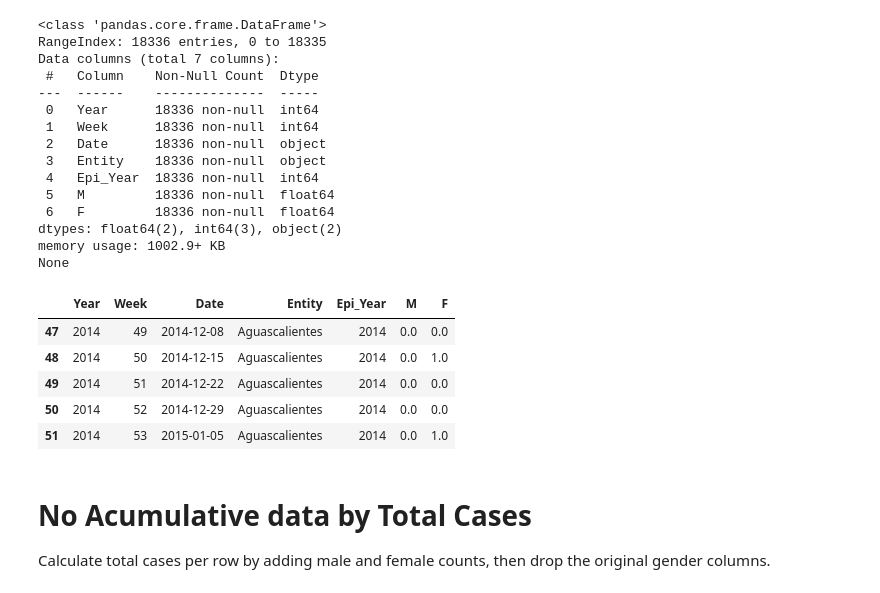
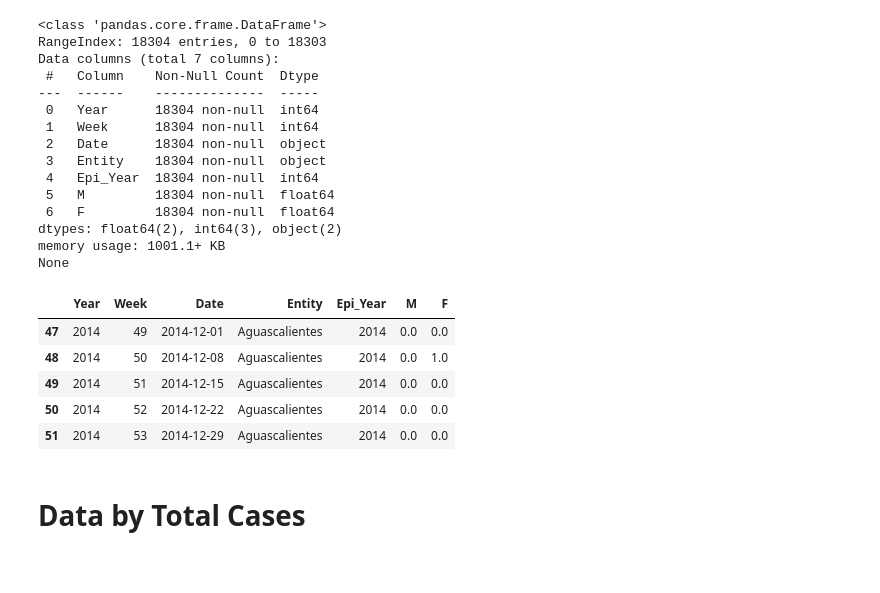
Before and after one commit to greyngs/alzheimer-forecasting-mexico, a Jupyter notebook: notebooks/5_data_hierarchy.ipynb, the cells around one changed output. Drawn from its saved outputs; the diff is of its cells as text; code cells hidden in the pictures.

```diff
--- a/notebooks/5_data_hierarchy.ipynb
+++ b/notebooks/5_data_hierarchy.ipynb
@@ -38,44 +36,41 @@ For each group, replaces each value with the increment from the previous week
 # %%
 df_NoAcum_MF = alzheimer_df.copy()
+df_NoAcum_MF = df_NoAcum_MF.drop('New_Cases', axis=1)
 
-for col in ['M', 'F']:
-    df_NoAcum_MF[col] = df_NoAcum_MF.groupby(['Entity', 'Epi_Year'])[col].diff().fillna(df_NoAcum_MF[col])
+# output_folder = '../data/processed/'
+# filename = 'data_processed_v3_NoAcum_MF.csv'
+# route = os.path.join(output_folder, filename)
+
+# df_NoAcum_MF.to_csv(
+#     route,
+#     index=False,
+#     encoding='utf-8'
+# )
+
+print(df_NoAcum_MF.info())
+df_NoAcum_MF[47:52]
+# %% [output]
+<class 'pandas.core.frame.DataFrame'>
+RangeIndex: 18304 entries, 0 to 18303
+Data columns (total 7 columns):
+ #   Column    Non-Null Count  Dtype
+---  ------    --------------  -----
+ 0   Year      18304 non-null  int64
+ 1   Week      18304 non-null  int64
+ 2   Date      18304 non-null  object
+ 3   Entity    18304 non-null  object
+ 4   Epi_Year  18304 non-null  int64
+ 5   M         18304 non-null  float64
+ 6   F         18304 non-null  float64
+dtypes: float64(2), int64(3), object(2)
+memory usage: 1001.1+ KB
+None
+|  | Year | Week | Date | Entity | Epi_Year | M | F |
+| 47 | 2014 | 49 | 2014-12-01 | Aguascalientes | 2014 | 0.0 | 0.0 |
+| 48 | 2014 | 50 | 2014-12-08 | Aguascalientes | 2014 | 0.0 | 1.0 |
+| 49 | 2014 | 51 | 2014-12-15 | Aguascalientes | 2014 | 0.0 | 0.0 |
+| 50 | 2014 | 52 | 2014-12-22 | Aguascalientes | 2014 | 0.0 | 0.0 |
+| 51 | 2014 | 53 | 2014-12-29 | Aguascalientes | 2014 | 0.0 | 0.0 |
-# %%
-# output_folder = '../data/processed/'
-# filename = 'data_processed_v3_NoAcum_MF.csv'
-# route = os.path.join(output_folder, filename)
-
-# df_NoAcum_MF.to_csv(
-#     route,
-#     index=False,
-#     encoding='utf-8'
-# )
-
-print(df_NoAcum_MF.info())
-df_NoAcum_MF[47:52]
-# %% [output]
-<class 'pandas.core.frame.DataFrame'>
-RangeIndex: 18336 entries, 0 to 18335
-Data columns (total 7 columns):
- #   Column    Non-Null Count  Dtype
----  ------    --------------  -----
- 0   Year      18336 non-null  int64
- 1   Week      18336 non-null  int64
- 2   Date      18336 non-null  object
- 3   Entity    18336 non-null  object
- 4   Epi_Year  18336 non-null  int64
- 5   M         18336 non-null  float64
- 6   F         18336 non-null  float64
-dtypes: float64(2), int64(3), object(2)
-memory usage: 1002.9+ KB
-None
-|  | Year | Week | Date | Entity | Epi_Year | M | F |
-| 47 | 2014 | 49 | 2014-12-08 | Aguascalientes | 2014 | 0.0 | 0.0 |
-| 48 | 2014 | 50 | 2014-12-15 | Aguascalientes | 2014 | 0.0 | 1.0 |
-| 49 | 2014 | 51 | 2014-12-22 | Aguascalientes | 2014 | 0.0 | 0.0 |
-| 50 | 2014 | 52 | 2014-12-29 | Aguascalientes | 2014 | 0.0 | 0.0 |
-| 51 | 2014 | 53 | 2015-01-05 | Aguascalientes | 2014 | 0.0 | 1.0 |
 # %% [markdown]
-# No Acumulative data by Total Cases
-Calculate total cases per row by adding male and female counts, then drop the original gender columns.
+# Data by Total Cases
 # %%
```
Also changed, not shown: parts of 8 cells of this notebook, 4 other files.
